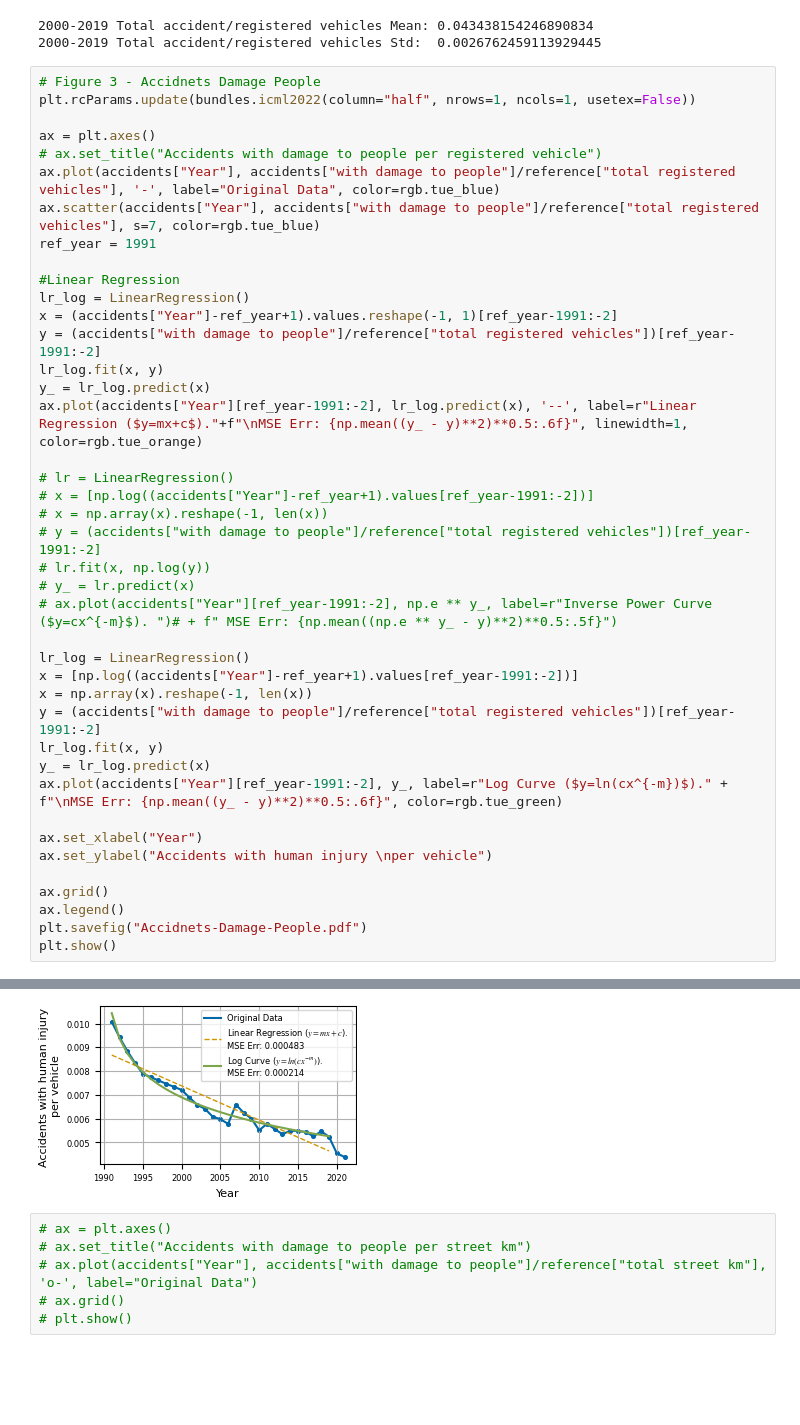
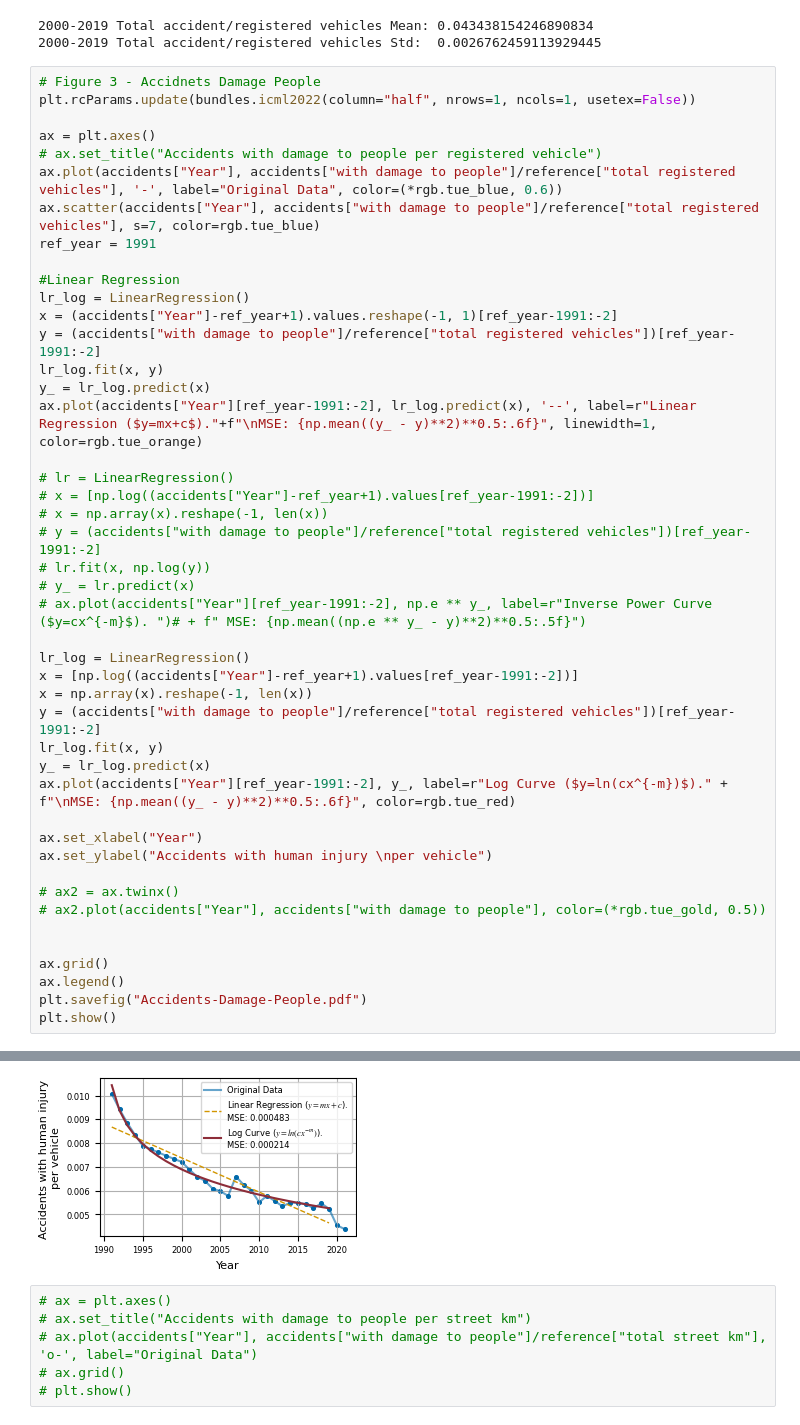
Before and after one commit to Cromotus/DataLit23-24, a Jupyter notebook: visualizations/visualization.ipynb, the cells around one changed output, grey strips where cells are left out. Saved outputs shown, nothing was run; the diff lists cells and outputs as text; blank space fills up the shorter version.

```diff
--- a/visualizations/visualization.ipynb
+++ b/visualizations/visualization.ipynb
@@ -177,7 +177,7 @@ plt.rcParams.update(bundles.icml2022(column="half", nrows=1, ncols=1, usetex=Fal
 
 ax = plt.axes()
 # ax.set_title("Accidents with damage to people per registered vehicle")
-ax.plot(accidents["Year"], accidents["with damage to people"]/reference["total registered vehicles"], '-', label="Original Data", color=rgb.tue_blue)
+ax.plot(accidents["Year"], accidents["with damage to people"]/reference["total registered vehicles"], '-', label="Original Data", color=(*rgb.tue_blue, 0.6))
 ax.scatter(accidents["Year"], accidents["with damage to people"]/reference["total registered vehicles"], s=7, color=rgb.tue_blue)
 ref_year = 1991
 
@@ -187,7 +187,7 @@ x = (accidents["Year"]-ref_year+1).values.reshape(-1, 1)[ref_year-1991:-2]
 y = (accidents["with damage to people"]/reference["total registered vehicles"])[ref_year-1991:-2]
 lr_log.fit(x, y)
 y_ = lr_log.predict(x)
-ax.plot(accidents["Year"][ref_year-1991:-2], lr_log.predict(x), '--', label=r"Linear Regression ($y=mx+c$)."+f"\nMSE Err: {np.mean((y_ - y)**2)**0.5:.6f}", linewidth=1, color=rgb.tue_orange)
+ax.plot(accidents["Year"][ref_year-1991:-2], lr_log.predict(x), '--', label=r"Linear Regression ($y=mx+c$)."+f"\nMSE: {np.mean((y_ - y)**2)**0.5:.6f}", linewidth=1, color=rgb.tue_orange)
 
 # lr = LinearRegression()
 # x = [np.log((accidents["Year"]-ref_year+1).values[ref_year-1991:-2])]
@@ -195,42 +195,46 @@ ax.plot(accidents["Year"][ref_year-1991:-2], lr_log.predict(x), '--', label=r"Li
 # y = (accidents["with damage to people"]/reference["total registered vehicles"])[ref_year-1991:-2]
 # lr.fit(x, np.log(y))
 # y_ = lr.predict(x)
-# ax.plot(accidents["Year"][ref_year-1991:-2], np.e ** y_, label=r"Inverse Power Curve ($y=cx^{-m}$). ")# + f" MSE Err: {np.mean((np.e ** y_ - y)**2)**0.5:.5f}")
+# ax.plot(accidents["Year"][ref_year-1991:-2], np.e ** y_, label=r"Inverse Power Curve ($y=cx^{-m}$). ")# + f" MSE: {np.mean((np.e ** y_ - y)**2)**0.5:.5f}")
 
 lr_log = LinearRegression()
 x = [np.log((accidents["Year"]-ref_year+1).values[ref_year-1991:-2])]
 x = np.array(x).reshape(-1, len(x))
 y = (accidents["with damage to people"]/reference["total registered vehicles"])[ref_year-1991:-2]
 lr_log.fit(x, y)
 y_ = lr_log.predict(x)
-ax.plot(accidents["Year"][ref_year-1991:-2], y_, label=r"Log Curve ($y=ln(cx^{-m})$)." + f"\nMSE Err: {np.mean((y_ - y)**2)**0.5:.6f}", color=rgb.tue_green)
+ax.plot(accidents["Year"][ref_year-1991:-2], y_, label=r"Log Curve ($y=ln(cx^{-m})$)." + f"\nMSE: {np.mean((y_ - y)**2)**0.5:.6f}", color=rgb.tue_red)
 
 ax.set_xlabel("Year")
 ax.set_ylabel("Accidents with human injury \nper vehicle")
 
+# ax2 = ax.twinx()
+# ax2.plot(accidents["Year"], accidents["with damage to people"], color=(*rgb.tue_gold, 0.5))
+
+
 ax.grid()
 ax.legend()
-plt.savefig("Accidnets-Damage-People.pdf")
+plt.savefig("Accidents-Damage-People.pdf")
 plt.show()
 # %% [output]
 findfont: Generic family 'serif' not found because none of the following families were found: Times
 findfont: Generic family 'serif' not found because none of the following families were found: Times
 findfont: Generic family 'serif' not found because none of the following families were found: Times
 findfont: Generic family 'serif' not found because none of the following families were found: Times
 findfont: Generic family 'serif' not found because none of the following families were found: Times
 findfont: Generic family 'serif' not found because none of the following families were found: Times
 findfont: Generic family 'serif' not found because none of the following families were found: Times
 findfont: Generic family 'serif' not found because none of the following families were found: Times
 findfont: Generic family 'serif' not found because none of the following families were found: Times
 findfont: Generic family 'serif' not found because none of the following families were found: Times
 findfont: Generic family 'serif' not found because none of the following families were found: Times
 findfont: Generic family 'serif' not found because none of the following families were found: Times
 ... (257 lines left out)
 findfont: Generic family 'serif' not found because none of the following families were found: Times
 findfont: Generic family 'serif' not found because none of the following families were found: Times
 findfont: Generic family 'serif' not found because none of the following families were found: Times
 findfont: Generic family 'serif' not found because none of the following families were found: Times
-[figure, old version]
+[figure, new version]
 # %%
 # ax = plt.axes()
 # ax.set_title("Accidents with damage to people per street km")
```
Also changed, not shown: parts of 3 cells of this notebook, 1 other file.
